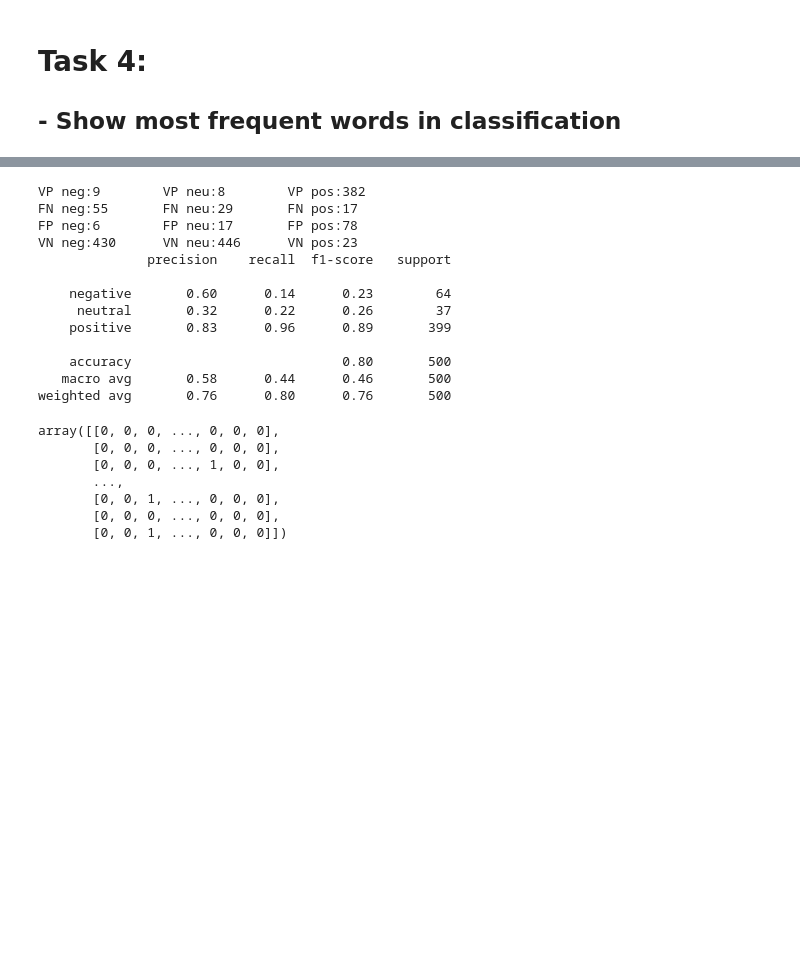
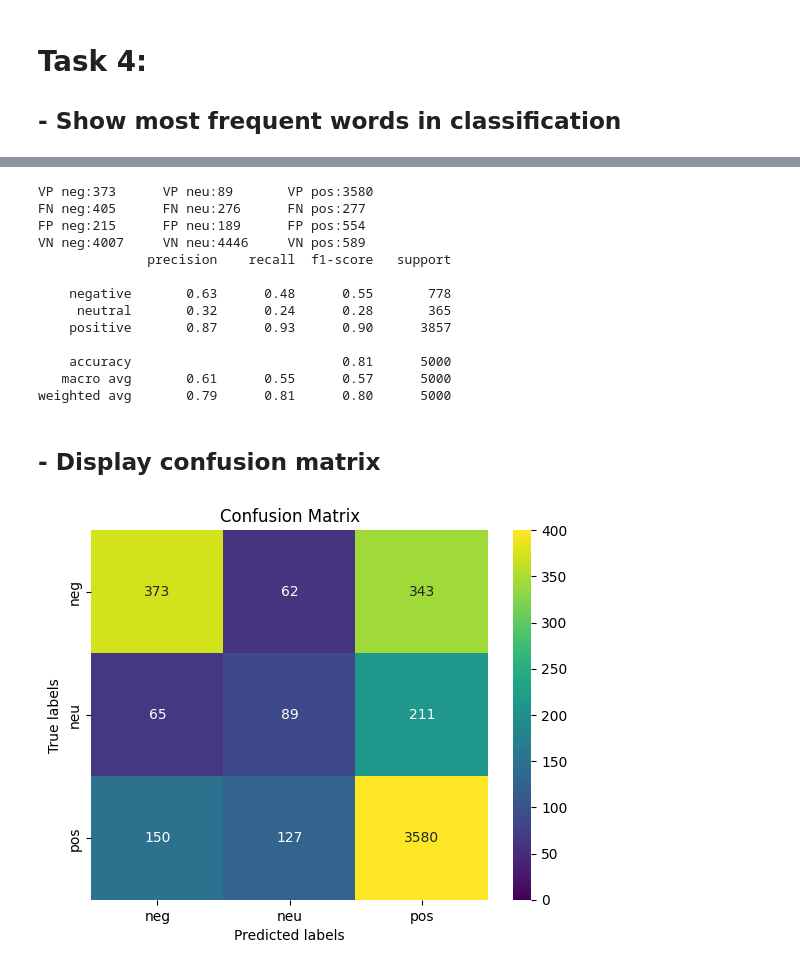
Before and after one commit to joaoaugustoss/TrabalhoPratico-IA, a Jupyter notebook: Notebooks/NB_Multinomial.ipynb, the cells around one changed output, grey strips where cells are left out. Cells and saved outputs as stored; diff of their text form; code cells hidden in the pictures; blank space fills up the shorter version.

```diff
--- a/Notebooks/NB_Multinomial.ipynb
+++ b/Notebooks/NB_Multinomial.ipynb
@@ -152,27 +170,52 @@ print("FP neg:" + str(fp_neg) + "\tFP neu:" + str(fp_neu) + "\tFP pos:" + str(fp
 print("VN neg:" + str(vn_neg) + "\tVN neu:" + str(vn_neu) + "\tVN pos:" + str(vn_pos))
 target_names = ['negative','neutral','positive']
 print(classification_report(y, y_real_pred, target_names=target_names))
+
+# Calculando as métricas: POSITIVOS
+precisaoPOS = tp_pos / (tp_pos + fp_pos)
+recallPOS = tp_pos / (tp_pos + fn_pos)
+accuracyPOS = (tp_pos + vn_pos) / (tp_pos + fn_pos + fp_pos + vn_pos)
+f1sPOS = 2 * (precisaoPOS * recallPOS) / (precisaoPOS + recallPOS)
+
+# Calculando as métricas: NEGATIVOS
+precisaoNEG = tp_neg / (tp_neg + fp_neg)
+recallNEG = tp_neg / (tp_neg + fn_neg)
+accuracyNEG = (tp_neg + vn_neg) / (tp_neg + fn_neg + fp_neg + vn_neg)
+f1sNEG = 2 * (precisaoNEG * recallNEG) / (precisaoNEG + recallNEG)
+
+# Calculando as métricas: NEUTROS
+precisaoNEU = tp_neu / (tp_neu + fp_neu)
+recallNEU = tp_neu / (tp_neu + fn_neu)
+accuracyNEU = (tp_neu + vn_neu) / (tp_neu + fn_neu + fp_neu + vn_neu)
+f1sNEU = 2 * (precisaoNEU * recallNEU) / (precisaoNEU + recallNEU)
 # %% [output]
-VP neg:9        VP neu:8        VP pos:382
-FN neg:55       FN neu:29       FN pos:17
-FP neg:6        FP neu:17       FP pos:78
-VN neg:430      VN neu:446      VN pos:23
+VP neg:373      VP neu:89       VP pos:3580
+FN neg:405      FN neu:276      FN pos:277
+FP neg:215      FP neu:189      FP pos:554
+VN neg:4007     VN neu:4446     VN pos:589
               precision    recall  f1-score   support
 
-    negative       0.60      0.14      0.23        64
-     neutral       0.32      0.22      0.26        37
-    positive       0.83      0.96      0.89       399
+    negative       0.63      0.48      0.55       778
+     neutral       0.32      0.24      0.28       365
+    positive       0.87      0.93      0.90      3857
 
-    accuracy                           0.80       500
-   macro avg       0.58      0.44      0.46       500
-weighted avg       0.76      0.80      0.76       500
+    accuracy                           0.81      5000
+   macro avg       0.61      0.55      0.57      5000
+weighted avg       0.79      0.81      0.80      5000
-# %%
-x__test
-# %% [output]
-array([[0, 0, 0, ..., 0, 0, 0],
-       [0, 0, 0, ..., 0, 0, 0],
-       [0, 0, 0, ..., 1, 0, 0],
-       ...,
-       [0, 0, 1, ..., 0, 0, 0],
-       [0, 0, 0, ..., 0, 0, 0],
-       [0, 0, 1, ..., 0, 0, 0]])
+# %% [markdown]
+## - Display confusion matrix
+# %%
+plt.style.use("default")
+fig.set_facecolor("white")
+
+cm = metrics.confusion_matrix(y, y_real_pred)
+ax= plt.subplot()
+color = sns.color_palette("viridis", as_cmap=True)
+sns.heatmap(cm, annot=True, fmt='g', ax=ax, cmap=color, vmin=0, vmax=400);
+
+# labels, title and ticks
+ax.set_xlabel('Predicted labels');ax.set_ylabel('True labels');
+ax.set_title('Confusion Matrix');
+ax.xaxis.set_ticklabels(['neg', 'neu', 'pos']); ax.yaxis.set_ticklabels(['neg', 'neu', 'pos']);
+# %% [output]
+[figure, added]
```
Also changed, not shown: parts of 32 cells of this notebook, 12 other files.
